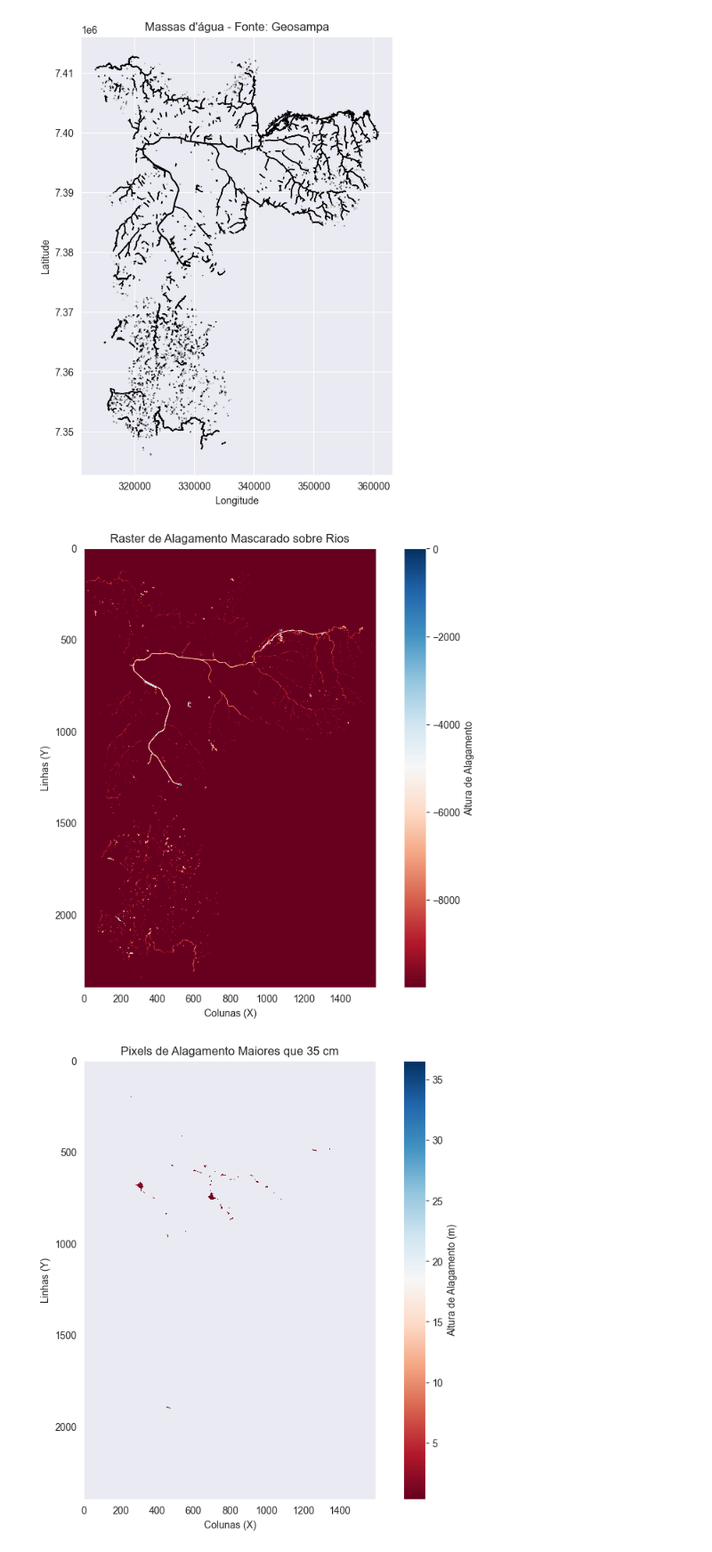
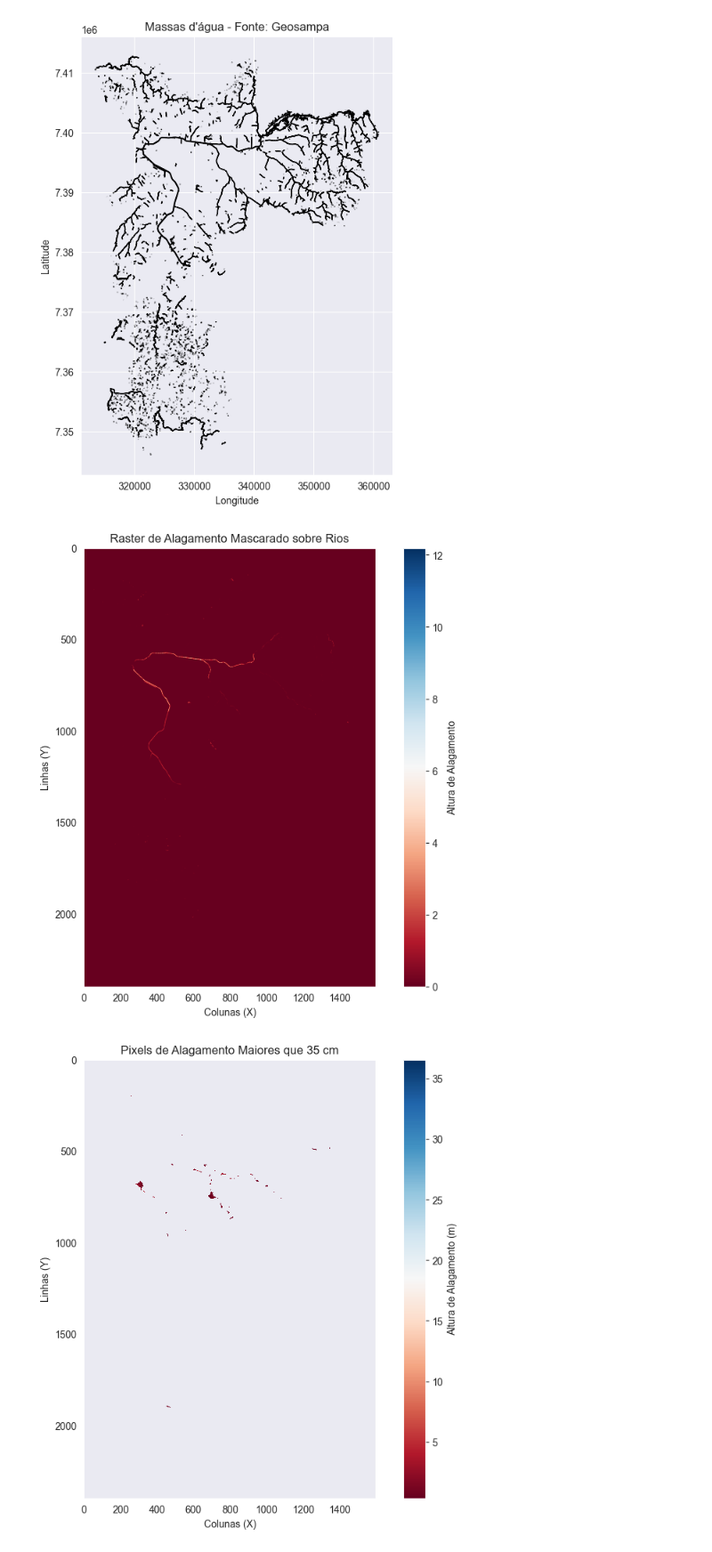
Before and after one commit to marcelof314/SP_urban_flooding, a Jupyter notebook: 05 Raster preparation.ipynb, the cells around one changed output. Shown at 89% size. Cells and saved outputs as stored; diff of their text form; code cells hidden in the pictures.

```diff
--- a/05 Raster preparation.ipynb
+++ b/05 Raster preparation.ipynb
@@ -349,34 +349,37 @@ with rasterio.open(arquivo_raster) as src:
     alagamento_mascarado, _ = mask(src, massas_hidro_geom, invert=False)
 
     # Extrair a primeira banda do raster mascarado
     alagamento_mascarado = alagamento_mascarado[0]
+
+    # Substituir os valores que não estão na máscara por zero
+    alagamento_mascarado[alagamento_mascarado == no_data_value] = 0
 
     # Tratar os valores de NoData
     #if no_data_value is not None:
     #    alagamento_mascarado[alagamento_mascarado == no_data_value] = np.nan
 
     # Criar uma máscara para filtrar os valores "NoData"
     #if no_data_value is not None:
         # Criar uma máscara onde o raster NÃO é NoData
      #   mask_validos = alagamento_mascarado != no_data_value
     #else:
         # Se não houver valor NoData, considerar todos os valores
      #   mask_validos = np.ones_like(alagamento_mascarado, dtype=bool)
 
     # Aplicar a máscara para garantir que apenas valores válidos sejam considerados
     #alagamento_mascarado_filtrado = np.where(mask_validos, alagamento_mascarado, np.nan)  # Colocar NaN onde há NoData
 
 # Plotar o raster de alagamento mascarado
 plt.figure(figsize=(10, 8))
 plt.imshow(alagamento_mascarado, cmap='RdBu')  # Usar um colormap para visualizar o raster
 plt.colorbar(label='Altura de Alagamento')  # Adicionar uma barra de cores
 plt.title('Raster de Alagamento Mascarado sobre Rios')
 plt.xlabel('Colunas (X)')
 plt.ylabel('Linhas (Y)')
 plt.grid(False)
 plt.show()
 # %% [output]
-[figure, old version]
+[figure, new version]
 # %%
 # 4. Filtrar pixels de alagamento que excedem 35 cm de altura
 alagamento_maior_35cm = np.where(alagamento > limite_altura, alagamento, np.nan)  # Pixels alagados > 35 cm
```
Also changed, not shown: parts of 3 cells of this notebook.
